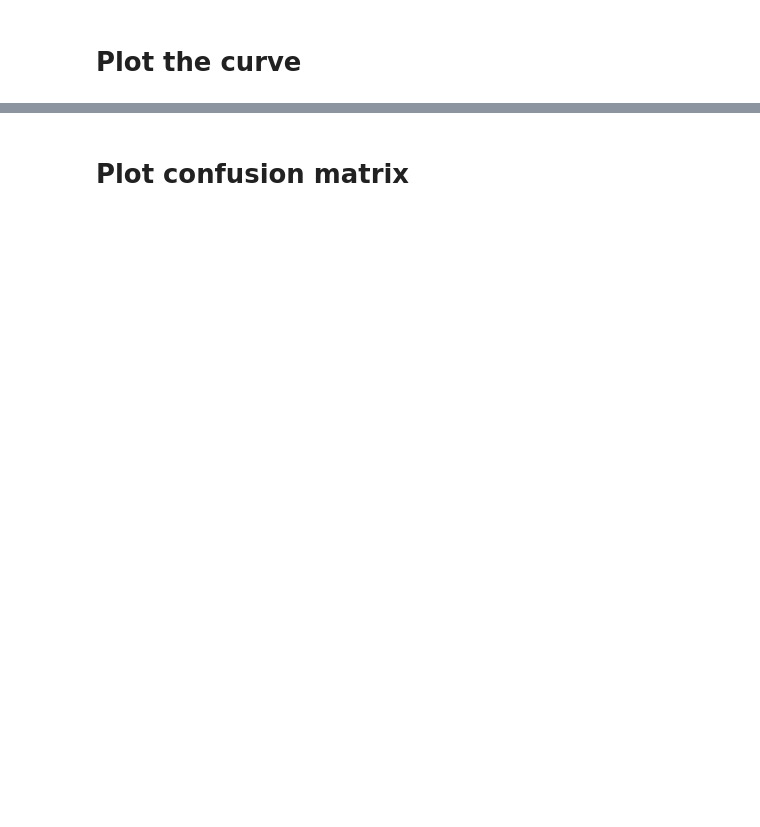
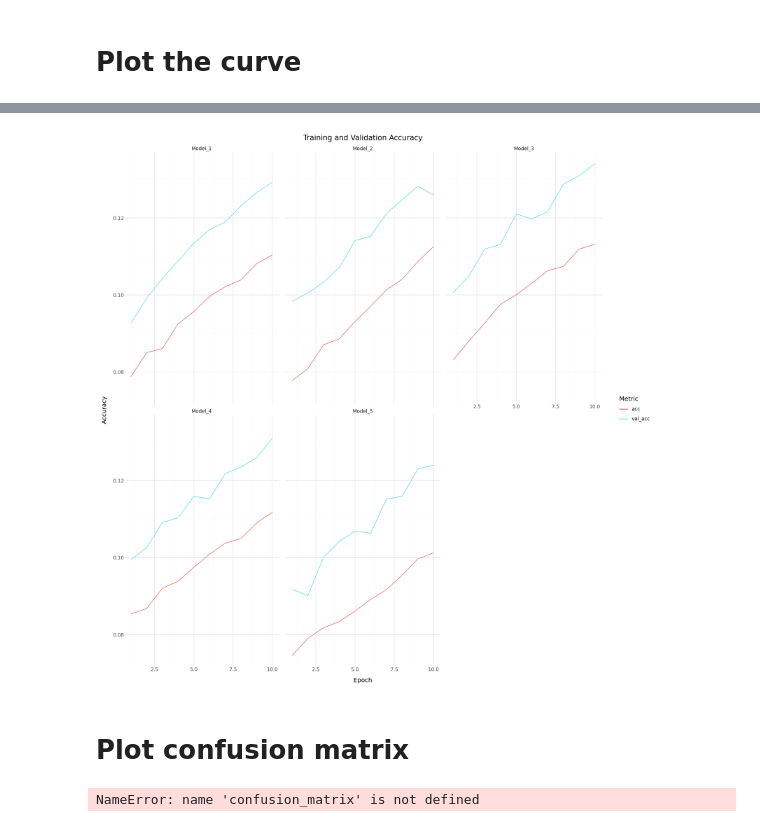
Before and after one commit to frankfurtmacmoses/cnn_bagging, a Jupyter notebook: bagging_cnn.ipynb, the cells around one changed output, grey strips where cells are left out. Saved outputs shown, nothing was run; the diff lists cells and outputs as text; code cells hidden in the pictures; blank space fills up the shorter version.

```diff
--- a/bagging_cnn.ipynb
+++ b/bagging_cnn.ipynb
@@ -70,7 +98,7 @@ y_test = tf.one_hot(y_test.astype(np.int32), depth=100)
 # %% [markdown]
 # Define CNN Model Architecture
 # %%
-def create_cnn_model():
+def create_cnn_model(num_classes):
     model = tf.keras.models.Sequential([
     tf.keras.layers.Conv2D(32, 3, padding='same', input_shape=x_train.shape[1:], activation='relu'),
     tf.keras.layers.Conv2D(32, 3, activation='relu'),
@@ -92,9 +120,9 @@ def create_cnn_model():
     tf.keras.layers.Dropout(0.25),
     tf.keras.layers.Dense(num_classes, activation='softmax'),
 ])
-   model.compile(optimizer=tf.keras.optimizers.RMSprop(learning_rate=0.00001, decay=1e-06),
+    model.compile(optimizer=tf.keras.optimizers.RMSprop(learning_rate=0.00001, decay=1e-06),
             loss='categorical_crossentropy', metrics=['acc'])
-   return model
+    return model
 # %% [markdown]
 # Implement the model
 # %%
@@ -155,17 +259,27 @@ for i, model in enumerate(models):
 # %%
+# Initialize an empty DataFrame to hold the results of all models
+history_df = pd.DataFrame()
 
-# Combine history from all models
-history_df = pd.DataFrame()
-for i, hist in enumerate(history):
-    temp_df = pd.DataFrame(hist)
-    temp_df["Epoch"] = range(1, len(hist["loss"]) + 1)
-    temp_df["Model"] = f"Model {i+1}"
-    history_df = pd.concat([history_df, temp_df])
+# Loop through the history list (one for each model)
+for i, single_history in enumerate(history):
+    # Convert the history dictionary of the current model into a DataFrame
+    temp_df = pd.DataFrame(single_history)  # Directly use the dictionary
+    temp_df["Epoch"] = temp_df.index + 1  # Add Epoch column
+    temp_df["Model"] = f"Model_{i+1}"  # Add model identifier
 
+    # Append the data from this model to the combined DataFrame
+    history_df = pd.concat([history_df, temp_df], ignore_index=True)
+print(history_df.columns)
+
+
+#Melt the DataFrame for visualization
 melted_df = pd.melt(
     history_df,
     id_vars=["Epoch", "Model"],
-    value_vars=["loss", "val_loss", "accuracy", "val_accuracy"],
+    value_vars=["loss", "val_loss", "acc", "val_acc"],  # Adjust based on available metrics
     var_name="Metric",
     value_name="Value",
 )
+
+# Display the melted DataFrame
+print(melted_df.head())
@@ -190,17 +314,20 @@ print(loss_plot)
 # %%
 accuracy_plot = (
-    ggplot(melted_df[melted_df["Metric"].isin(["accuracy", "val_accuracy"])], aes(x="Epoch", y="Value", color="Metric"))
+    ggplot(melted_df[melted_df["Metric"].isin(["acc", "val_acc"])], aes(x="Epoch", y="Value", color="Metric"))
     + geom_line()
     + facet_wrap("~Model")
     + labs(
         title="Training and Validation Accuracy",
         x="Epoch",
         y="Accuracy",
         color="Metric",
     )
     + theme_minimal()
+    + theme(figure_size=(14,14))
 )
 print(accuracy_plot)
+# %% [output]
+[figure, added]
 # %% [markdown]
 # Plot confusion matrix
 # %%
@@ -226,5 +353,12 @@ confusion_matrix_plot = (
         fill="Count",
     )
     + theme_minimal()
+    + theme(
+        figure_size=(20, 20)  # Set the figure size to 16 by 10
+    )
 )
+
+# To display the plot
 print(confusion_matrix_plot)
+# %% [output]
+NameError: name 'confusion_matrix' is not defined
```
Also changed, not shown: parts of 10 cells of this notebook, 1 other file.
